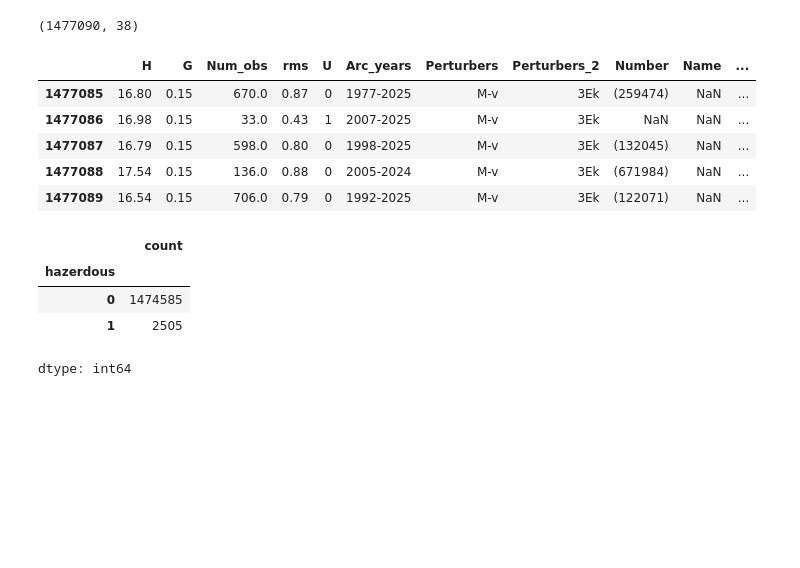
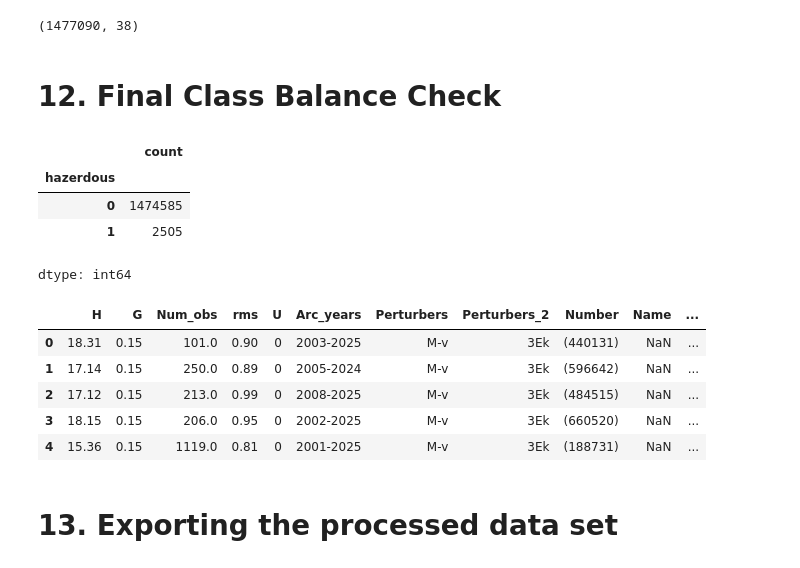
Before and after one commit to FerasAfi/hazardous-asteroids-prediction-ml, a Jupyter notebook: notebooks/dataset_creation.ipynb, the cells around one changed output. Drawn from its saved outputs; the diff is of its cells as text; code cells hidden in the pictures; blank space fills up the shorter version.

```diff
--- a/notebooks/dataset_creation.ipynb
+++ b/notebooks/dataset_creation.ipynb
@@ -9,4 +20,4 @@ pd.set_option('display.max_columns', 200)
 # %%
-asteroids = pd.read_json('/content/drive/MyDrive/Colab Notebooks/Personal/Meteors/mpcorb_extended.json')
+asteroids = pd.read_json('/content/drive/MyDrive/Colab Notebooks/Personal/asteroid_project/data/raw/mpcorb_extended.json')
 
-hazardous_asteroids = pd.read_json('/content/drive/MyDrive/Colab Notebooks/Personal/Meteors/pha_extended.json')
+hazardous_asteroids = pd.read_json('/content/drive/MyDrive/Colab Notebooks/Personal/asteroid_project/data/raw/pha_extended.json')
@@ -178,15 +212,8 @@ df = df.sample(frac=1, random_state=42).reset_index(drop=True)
 df.shape
 # %% [output]
 (1477090, 38)
-# %%
-df.tail()
-# %% [output]
-|  | H | G | Num_obs | rms | U | Arc_years | Perturbers | Perturbers_2 | Number | Name | ... |
-| 1477085 | 16.80 | 0.15 | 670.0 | 0.87 | 0 | 1977-2025 | M-v | 3Ek | (259474) | NaN | ... |
-| 1477086 | 16.98 | 0.15 | 33.0 | 0.43 | 1 | 2007-2025 | M-v | 3Ek | NaN | NaN | ... |
-| 1477087 | 16.79 | 0.15 | 598.0 | 0.80 | 0 | 1998-2025 | M-v | 3Ek | (132045) | NaN | ... |
-| 1477088 | 17.54 | 0.15 | 136.0 | 0.88 | 0 | 2005-2024 | M-v | 3Ek | (671984) | NaN | ... |
-| 1477089 | 16.54 | 0.15 | 706.0 | 0.79 | 0 | 1992-2025 | M-v | 3Ek | (122071) | NaN | ... |
+# %% [markdown]
+# 12. Final Class Balance Check
 # %%
 df['hazerdous'].value_counts()
 # %% [output]
@@ -195,3 +222,14 @@ df['hazerdous'].value_counts()
 | 0 | 1474585 |
 | 1 | 2505 |
 dtype: int64
+# %%
+df.head()
+# %% [output]
+|  | H | G | Num_obs | rms | U | Arc_years | Perturbers | Perturbers_2 | Number | Name | ... |
+| 0 | 18.31 | 0.15 | 101.0 | 0.90 | 0 | 2003-2025 | M-v | 3Ek | (440131) | NaN | ... |
+| 1 | 17.14 | 0.15 | 250.0 | 0.89 | 0 | 2005-2024 | M-v | 3Ek | (596642) | NaN | ... |
+| 2 | 17.12 | 0.15 | 213.0 | 0.99 | 0 | 2008-2025 | M-v | 3Ek | (484515) | NaN | ... |
+| 3 | 18.15 | 0.15 | 206.0 | 0.95 | 0 | 2002-2025 | M-v | 3Ek | (660520) | NaN | ... |
+| 4 | 15.36 | 0.15 | 1119.0 | 0.81 | 0 | 2001-2025 | M-v | 3Ek | (188731) | NaN | ... |
+# %% [markdown]
+# 13. Exporting the processed data set
```
Also changed, not shown: parts of 17 cells of this notebook.
